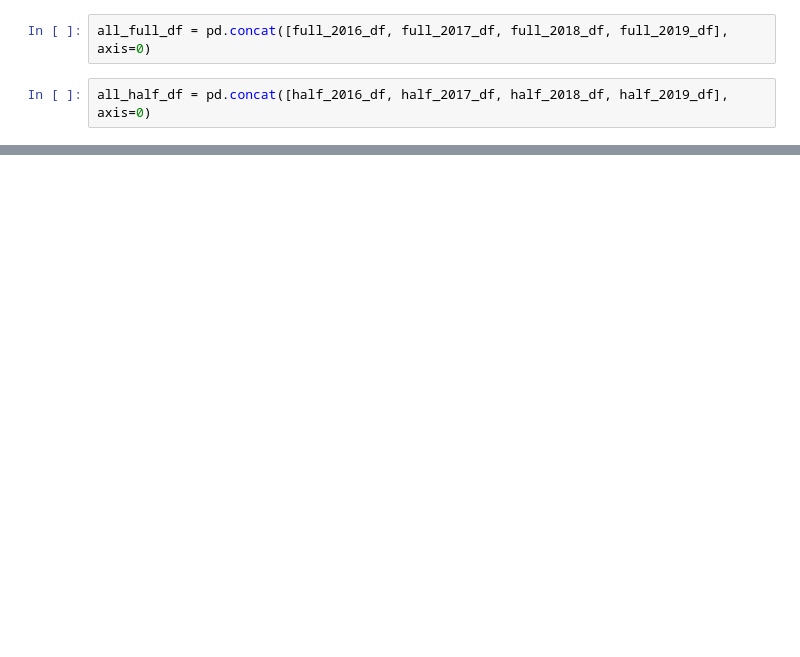
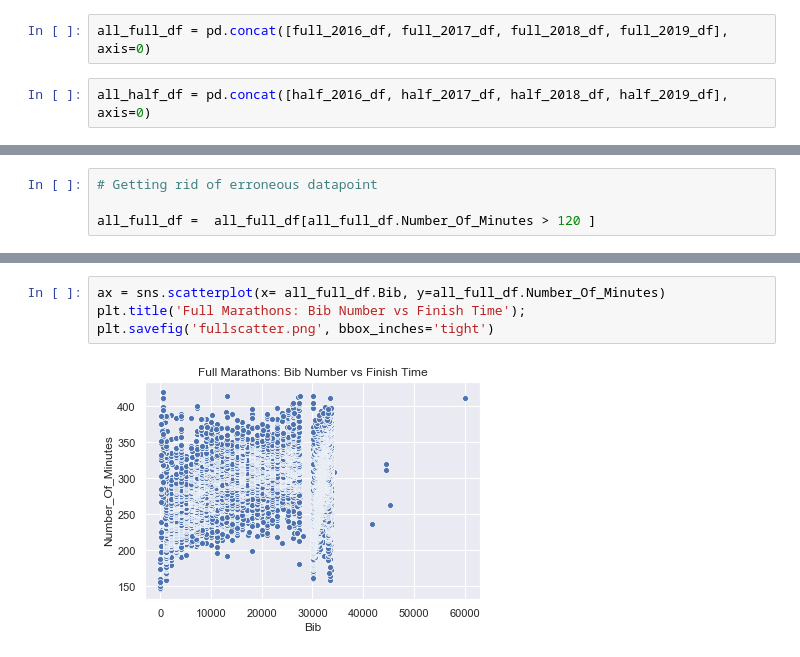
Before and after one commit to rossdingwall/webscraping_marathons, a Jupyter notebook: Ross Marathons From CSV.ipynb, the cells around one changed output, grey strips where cells are left out. Cells and saved outputs as stored; diff of their text form; blank space fills up the shorter version.

```diff
--- a/Ross Marathons From CSV.ipynb
+++ b/Ross Marathons From CSV.ipynb
@@ -344,0 +87,4 @@ full_2018_df.dtypes
+# %%
+# Getting rid of erroneous datapoint
+
+all_full_df =  all_full_df[all_full_df.Number_Of_Minutes > 120 ]
@@ -344,0 +218,6 @@ full_2018_df.dtypes
+# %%
+ax = sns.scatterplot(x= all_full_df.Bib, y=all_full_df.Number_Of_Minutes)
+plt.title('Full Marathons: Bib Number vs Finish Time');
+plt.savefig('fullscatter.png', bbox_inches='tight')
+# %% [output]
+[figure, added]
```
Also changed, not shown: parts of 103 cells of this notebook, 8 other files.
